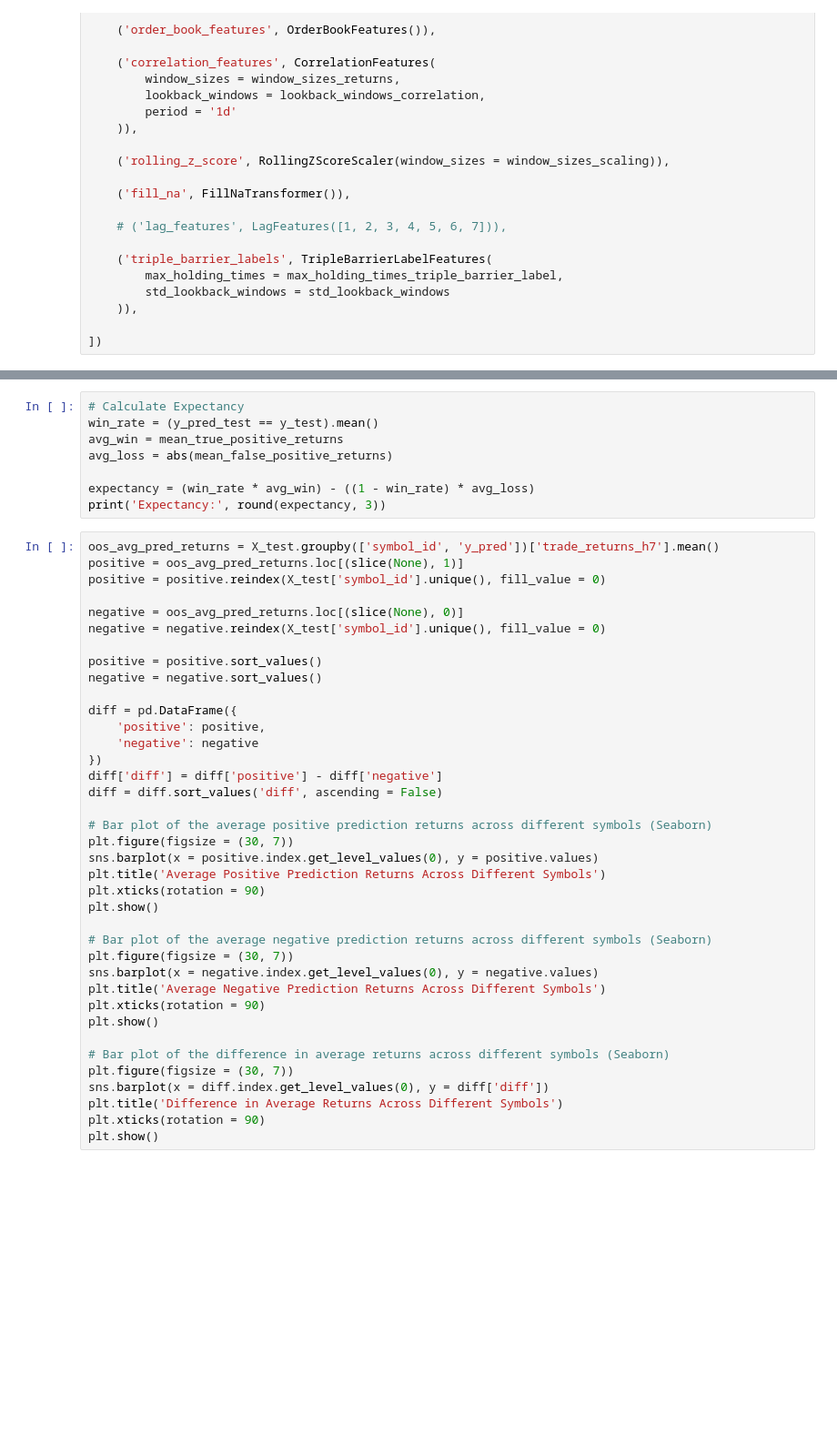
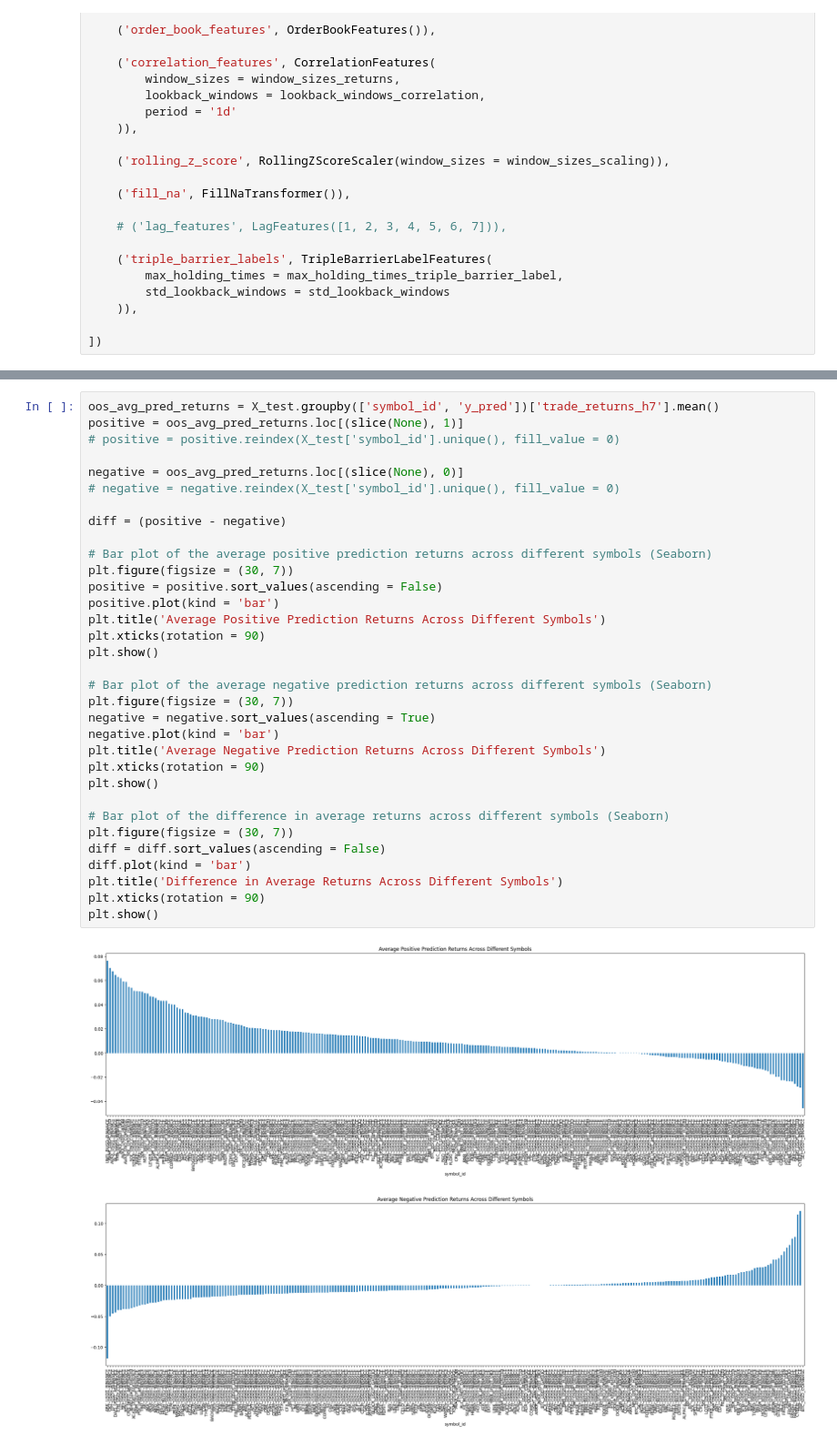
Before and after one commit to Algo-Trading-Project/trading-bot, a Jupyter notebook: notebooks/ml_pipeline.ipynb, the cells around one changed output, grey strips where cells are left out. Shown at 91% size. Saved outputs shown, nothing was run; the diff lists cells and outputs as text; blank space fills up the shorter version.

```diff
--- a/notebooks/ml_pipeline.ipynb
+++ b/notebooks/ml_pipeline.ipynb
@@ -275,46 +345,36 @@ print('(TP - FP):', tp_minus_fp)
-# %%
-# Calculate Expectancy
-win_rate = (y_pred_test == y_test).mean()
-avg_win = mean_true_positive_returns
-avg_loss = abs(mean_false_positive_returns)
-
-expectancy = (win_rate * avg_win) - ((1 - win_rate) * avg_loss)
-print('Expectancy:', round(expectancy, 3))
 # %%
 oos_avg_pred_returns = X_test.groupby(['symbol_id', 'y_pred'])['trade_returns_h7'].mean()
 positive = oos_avg_pred_returns.loc[(slice(None), 1)]
-positive = positive.reindex(X_test['symbol_id'].unique(), fill_value = 0)
+# positive = positive.reindex(X_test['symbol_id'].unique(), fill_value = 0)
 
 negative = oos_avg_pred_returns.loc[(slice(None), 0)]
-negative = negative.reindex(X_test['symbol_id'].unique(), fill_value = 0)
+# negative = negative.reindex(X_test['symbol_id'].unique(), fill_value = 0)
 
-positive = positive.sort_values()
-negative = negative.sort_values()
-
-diff = pd.DataFrame({
-    'positive': positive,
-    'negative': negative
-})
-diff['diff'] = diff['positive'] - diff['negative']
-diff = diff.sort_values('diff', ascending = False)
+diff = (positive - negative)
 
 # Bar plot of the average positive prediction returns across different symbols (Seaborn)
 plt.figure(figsize = (30, 7))
-sns.barplot(x = positive.index.get_level_values(0), y = positive.values)
+positive = positive.sort_values(ascending = False)
+positive.plot(kind = 'bar')
 plt.title('Average Positive Prediction Returns Across Different Symbols')
 plt.xticks(rotation = 90)
 plt.show()
 
 # Bar plot of the average negative prediction returns across different symbols (Seaborn)
 plt.figure(figsize = (30, 7))
-sns.barplot(x = negative.index.get_level_values(0), y = negative.values)
+negative = negative.sort_values(ascending = True)
+negative.plot(kind = 'bar')
 plt.title('Average Negative Prediction Returns Across Different Symbols')
 plt.xticks(rotation = 90)
 plt.show()
 
 # Bar plot of the difference in average returns across different symbols (Seaborn)
 plt.figure(figsize = (30, 7))
-sns.barplot(x = diff.index.get_level_values(0), y = diff['diff'])
+diff = diff.sort_values(ascending = False)
+diff.plot(kind = 'bar')
 plt.title('Difference in Average Returns Across Different Symbols')
 plt.xticks(rotation = 90)
 plt.show()
+# %% [output]
+[figure, added]
+[figure, added]
```
Also changed, not shown: parts of 16 cells of this notebook, 6 other files.
